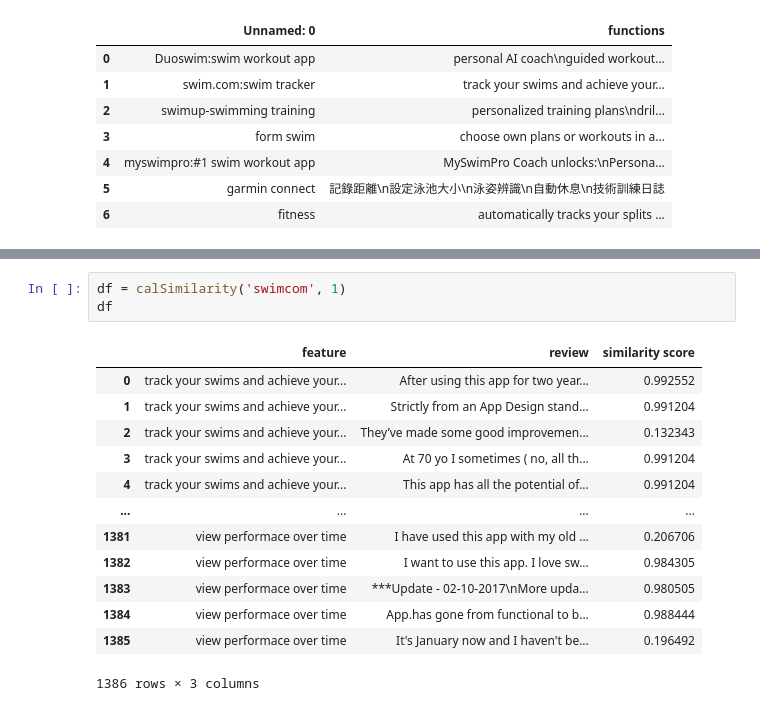
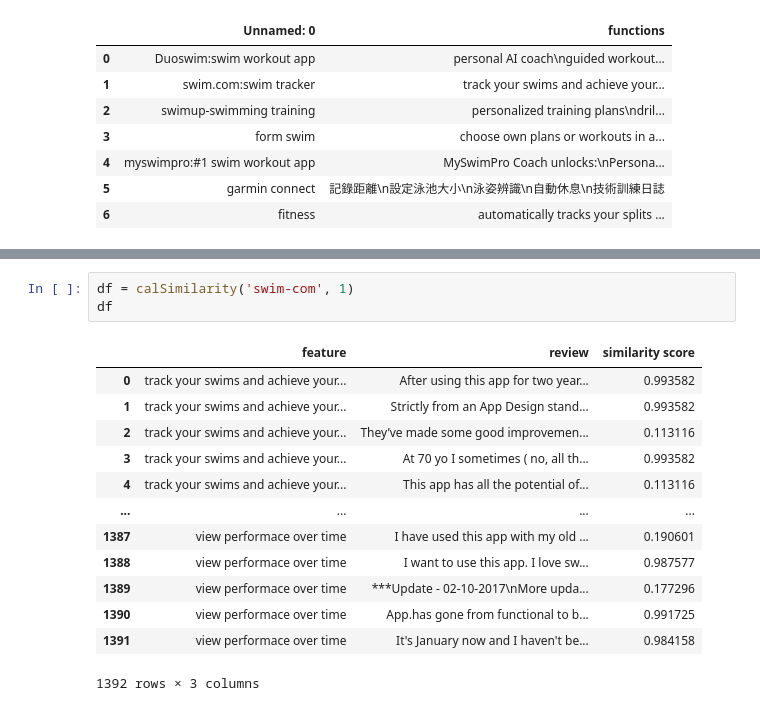
Before and after one commit to momonong/swim-apps-reviews-analysis, a Jupyter notebook: data_mining/LDA.ipynb, the cells around one changed output, grey strips where cells are left out. Drawn from its saved outputs; the diff is of its cells as text.

```diff
--- a/data_mining/LDA.ipynb
+++ b/data_mining/LDA.ipynb
@@ -72,20 +69,20 @@ df
 # %%
-df = calSimilarity('swimcom', 1)
+df = calSimilarity('swim-com', 1)
 df
 # %% [output]
 |  | feature | review | similarity score |
-| 0 | track your swims and achieve your... | After using this app for two year... | 0.992552 |
-| 1 | track your swims and achieve your... | Strictly from an App Design stand... | 0.991204 |
-| 2 | track your swims and achieve your... | They’ve made some good improvemen... | 0.132343 |
-| 3 | track your swims and achieve your... | At 70 yo I sometimes ( no, all th... | 0.991204 |
-| 4 | track your swims and achieve your... | This app has all the potential of... | 0.991204 |
+| 0 | track your swims and achieve your... | After using this app for two year... | 0.993582 |
+| 1 | track your swims and achieve your... | Strictly from an App Design stand... | 0.993582 |
+| 2 | track your swims and achieve your... | They’ve made some good improvemen... | 0.113116 |
+| 3 | track your swims and achieve your... | At 70 yo I sometimes ( no, all th... | 0.993582 |
+| 4 | track your swims and achieve your... | This app has all the potential of... | 0.113116 |
 | ... | ... | ... | ... |
-| 1381 | view performace over time | I have used this app with my old ... | 0.206706 |
-| 1382 | view performace over time | I want to use this app. I love sw... | 0.984305 |
-| 1383 | view performace over time | ***Update - 02-10-2017\nMore upda... | 0.980505 |
-| 1384 | view performace over time | App.has gone from functional to b... | 0.988444 |
-| 1385 | view performace over time | It's January now and I haven't be... | 0.196492 |
+| 1387 | view performace over time | I have used this app with my old ... | 0.190601 |
+| 1388 | view performace over time | I want to use this app. I love sw... | 0.987577 |
+| 1389 | view performace over time | ***Update - 02-10-2017\nMore upda... | 0.177296 |
+| 1390 | view performace over time | App.has gone from functional to b... | 0.991725 |
+| 1391 | view performace over time | It's January now and I haven't be... | 0.984158 |
-1386 rows × 3 columns
+1392 rows × 3 columns
 # %%
 df = calSimilarity('swimup', 2)
 df
```
Also changed, not shown: parts of 5 cells of this notebook, 44 other files.
